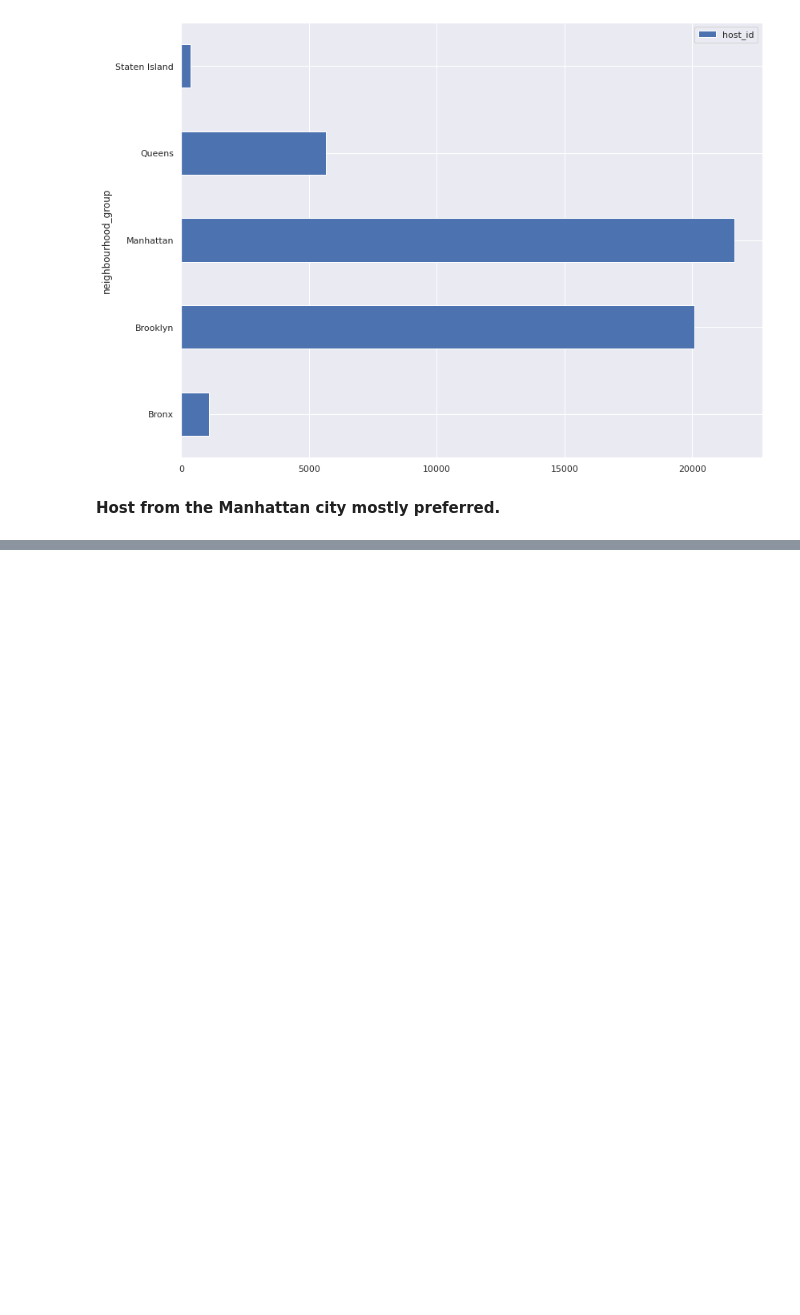
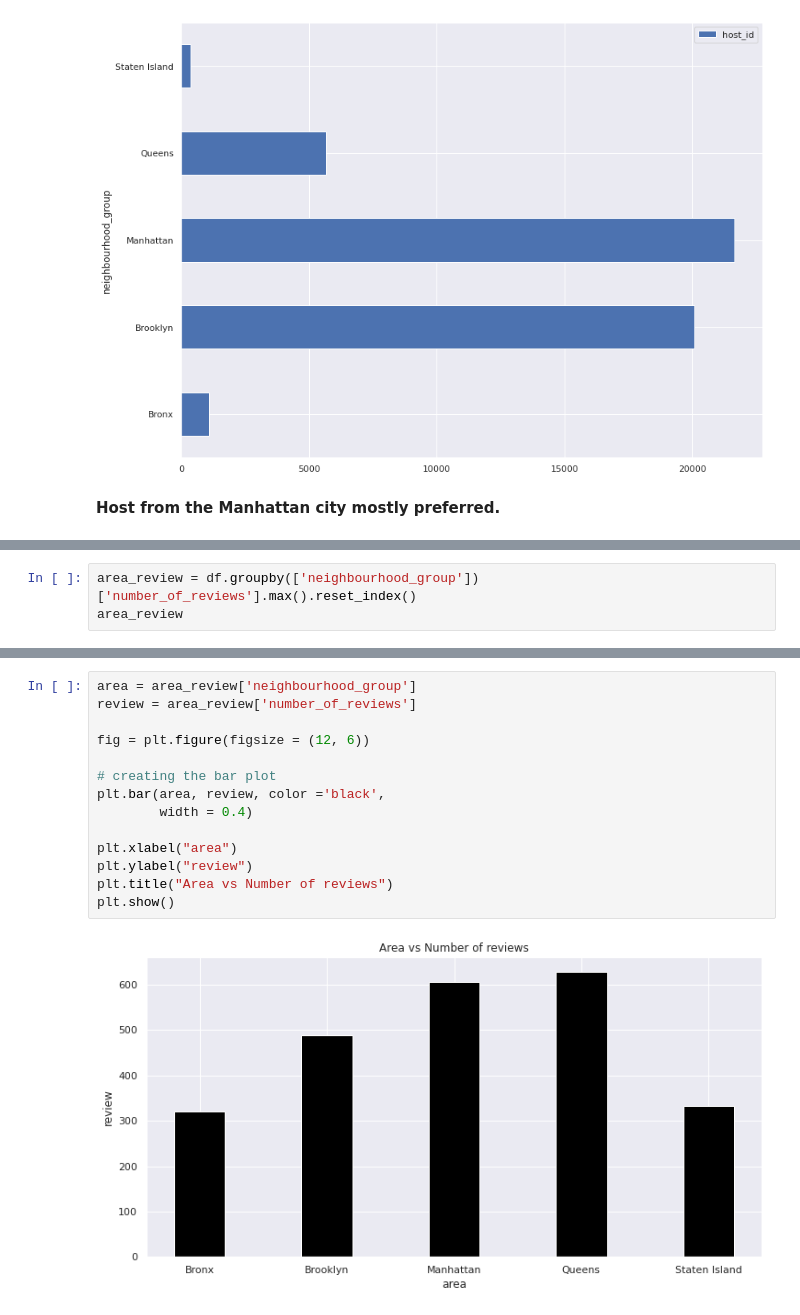
Before and after one commit to ShuklaRajni/Airbnb-Booking-Analysis, a Jupyter notebook: Airbnb_Booking_Analysis.ipynb, the cells around one changed output, grey strips where cells are left out. Cells and saved outputs as stored; diff of their text form; blank space fills up the shorter version.

```diff
--- a/Airbnb_Booking_Analysis.ipynb
+++ b/Airbnb_Booking_Analysis.ipynb
@@ -640,0 +643,3 @@ df[['neighbourhood_group','host_id']].groupby('neighbourhood_group').count().plo
+# %%
+area_review = df.groupby(['neighbourhood_group'])['number_of_reviews'].max().reset_index()
+area_review
@@ -640,0 +653,16 @@ df[['neighbourhood_group','host_id']].groupby('neighbourhood_group').count().plo
+# %%
+area = area_review['neighbourhood_group']
+review = area_review['number_of_reviews']
+
+fig = plt.figure(figsize = (12, 6))
+
+# creating the bar plot
+plt.bar(area, review, color ='black',
+        width = 0.4)
+
+plt.xlabel("area")
+plt.ylabel("review")
+plt.title("Area vs Number of reviews")
+plt.show()
+# %% [output]
+[figure, added]
```
Also changed, not shown: parts of 12 cells of this notebook.
